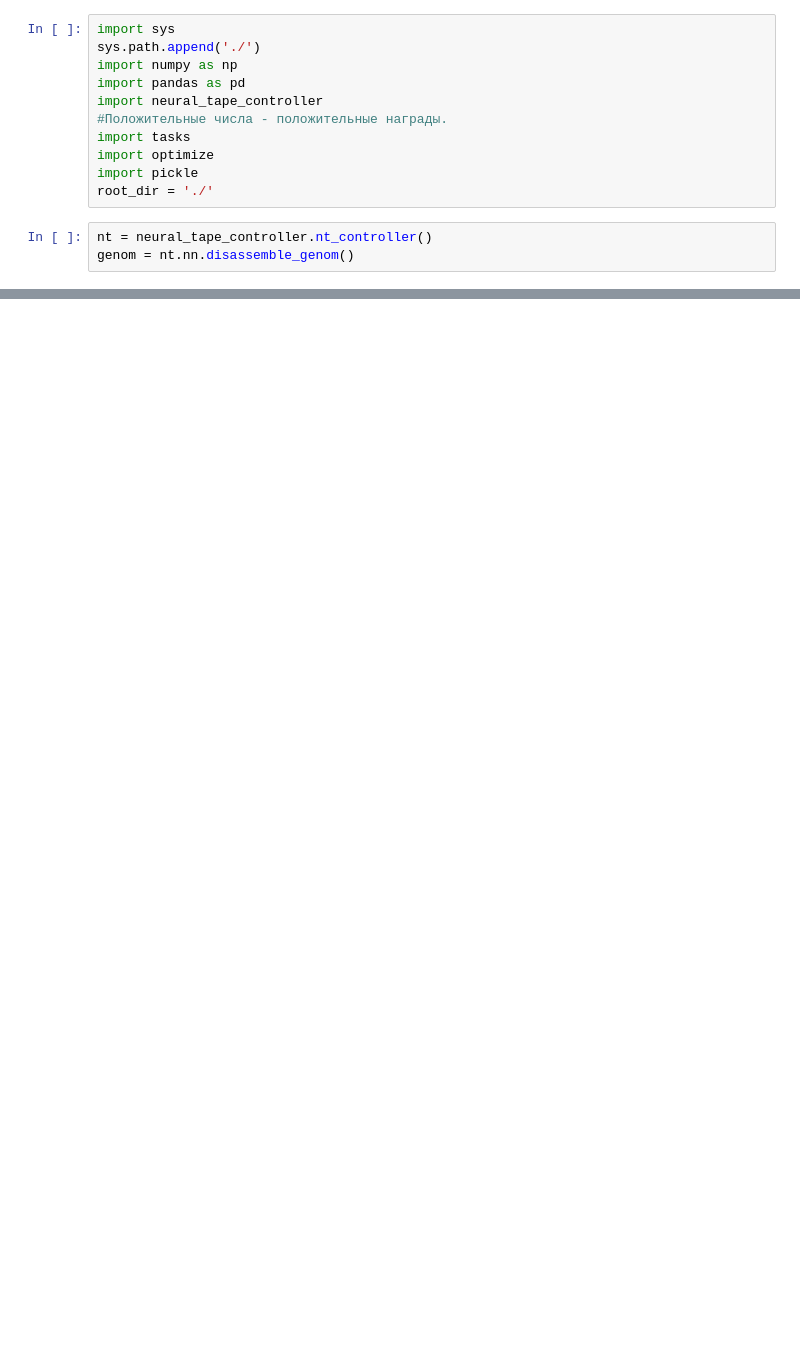
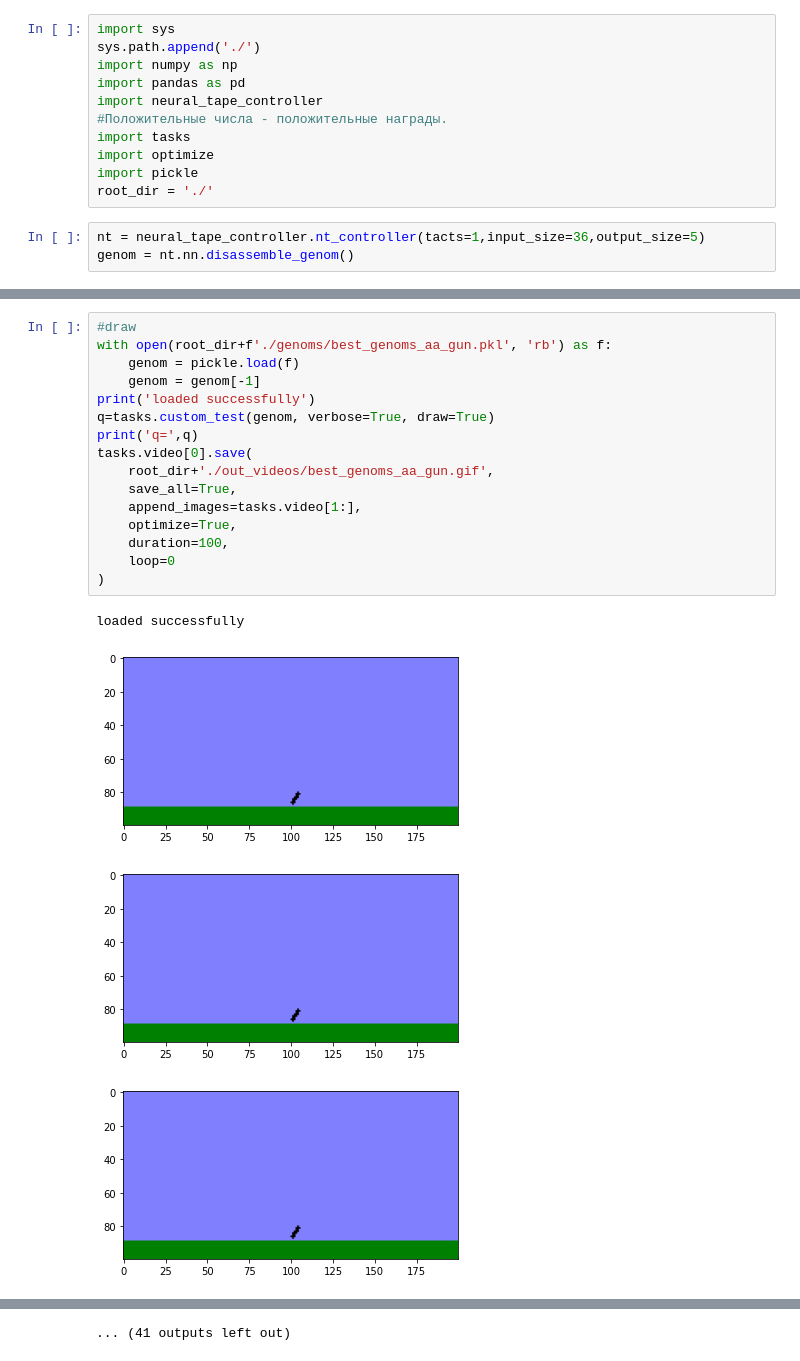
Before and after one commit to Nikita-Demerza/neuroevolution-toolbox, a Jupyter notebook: aa_gun_experiment.ipynb, the cells around one changed output, grey strips where cells are left out. Drawn from its saved outputs; the diff is of its cells as text; blank space fills up the shorter version.

Commit message:
aa gun fix + draw

```diff
--- a/aa_gun_experiment.ipynb
+++ b/aa_gun_experiment.ipynb
@@ -10,7 +10,7 @@ import optimize
 import pickle
 root_dir = './'
 # %%
-nt = neural_tape_controller.nt_controller()
+nt = neural_tape_controller.nt_controller(tacts=1,input_size=36,output_size=5)
 genom = nt.nn.disassemble_genom()
 # %%
 try:
@@ -88,0 +68,21 @@ KeyboardInterrupt:
+# %%
+#draw
+with open(root_dir+f'./genoms/best_genoms_aa_gun.pkl', 'rb') as f:
+    genom = pickle.load(f)
+    genom = genom[-1]
+print('loaded successfully')
+q=tasks.custom_test(genom, verbose=True, draw=True)
+print('q=',q)
+tasks.video[0].save(
+    root_dir+'./out_videos/best_genoms_aa_gun.gif',
+    save_all=True,
+    append_images=tasks.video[1:],
+    optimize=True,
+    duration=100,
+    loop=0
+)
+# %% [output]
+loaded successfully
+[figure, added]
+[figure, added]
+[figure, added]
@@ -88,0 +97 @@ KeyboardInterrupt:
+... (41 outputs left out)
```
Also changed, not shown: parts of 6 cells of this notebook, 2 other files.
